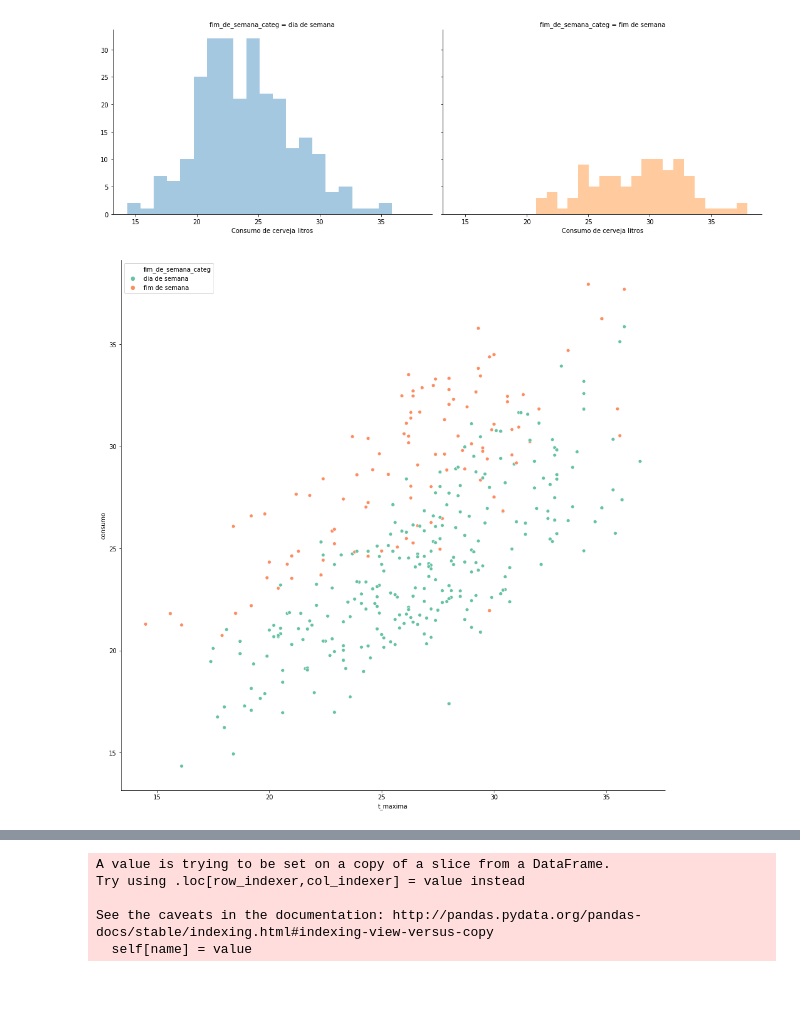
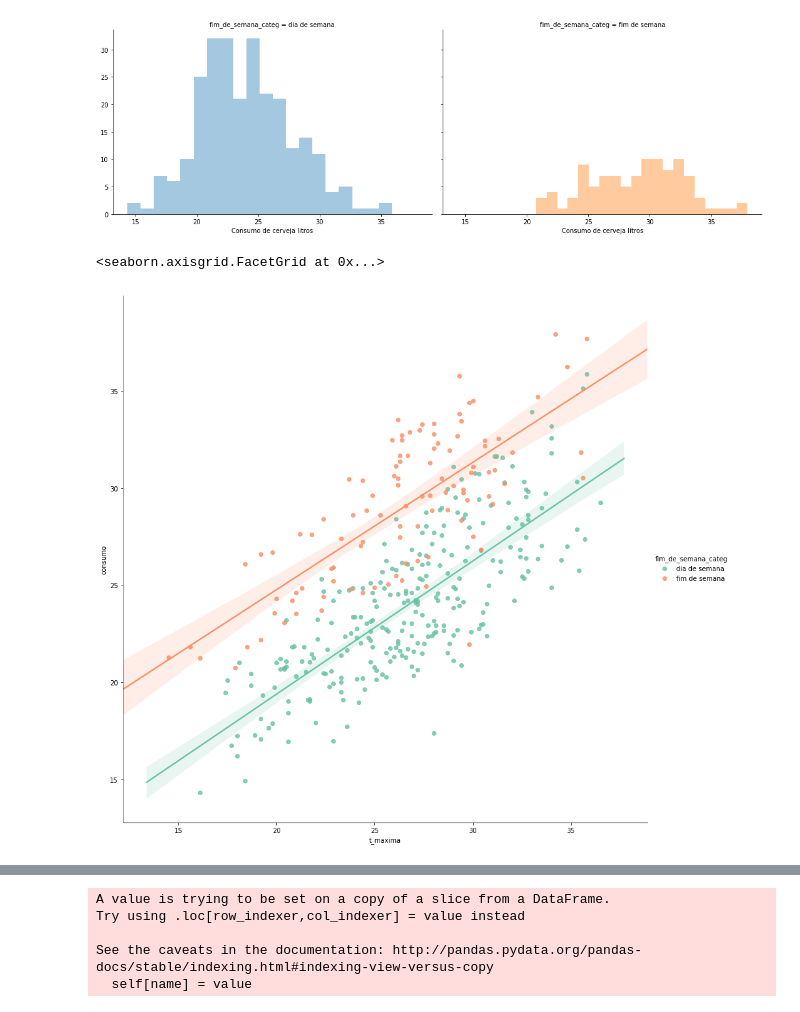
Before and after one commit to lorransr/beer_sp, a Jupyter notebook: beer_analysis.ipynb, the cells around one changed output, grey strips where cells are left out. Saved outputs shown, nothing was run; the diff lists cells and outputs as text; code cells hidden in the pictures.

```diff
--- a/beer_analysis.ipynb
+++ b/beer_analysis.ipynb
@@ -218,13 +218,11 @@ g.set_xlabels('Consumo de cerveja litros');
 # %% [output]
 [figure]
 # %%
-f, ax = plt.subplots(figsize=(16, 16))
-sns.scatterplot(x = "t_maxima",
-                y="consumo",
-                hue = "fim_de_semana_categ",
-                palette = "Set2",
-                data = df)
-
-sns.despine()
+sns.lmplot(x="t_maxima",
+           y="consumo",
+           hue="fim_de_semana_categ",
+           height = 12,
+           palette="Set2", data=df)
 # %% [output]
+<seaborn.axisgrid.FacetGrid at 0x...>
-[figure, old version]
+[figure, new version]
```
Also changed, not shown: parts of 13 cells of this notebook.
